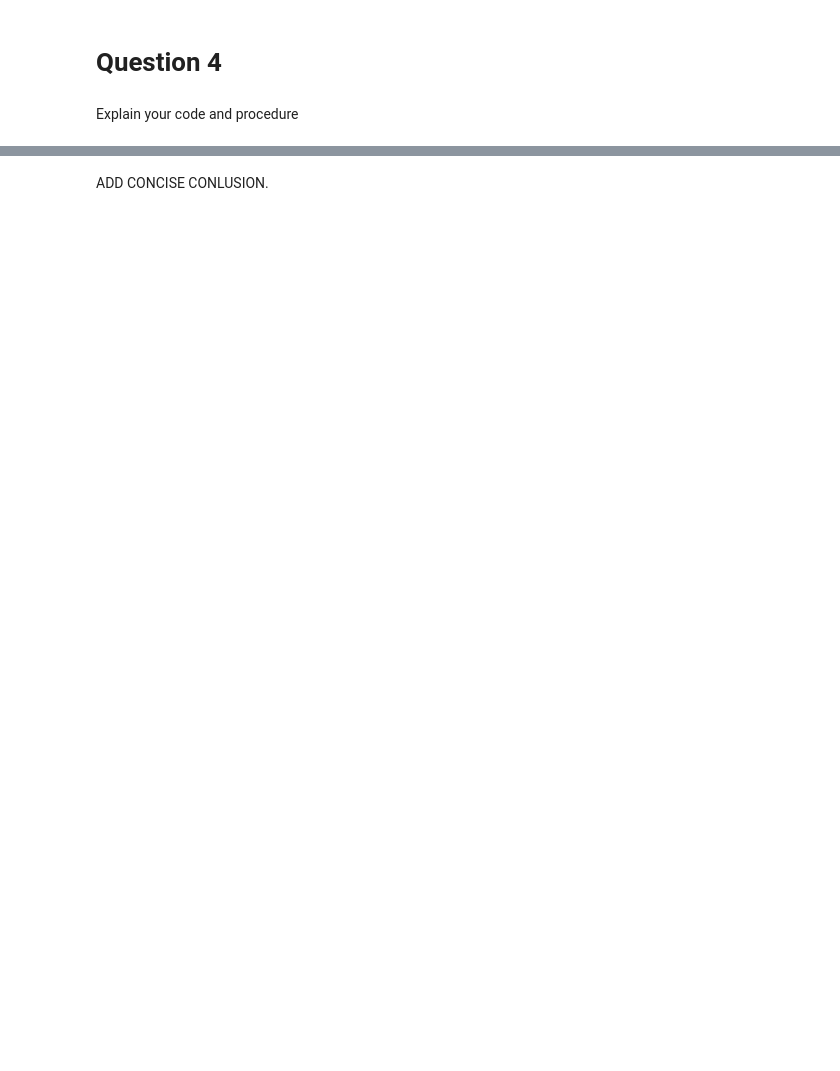
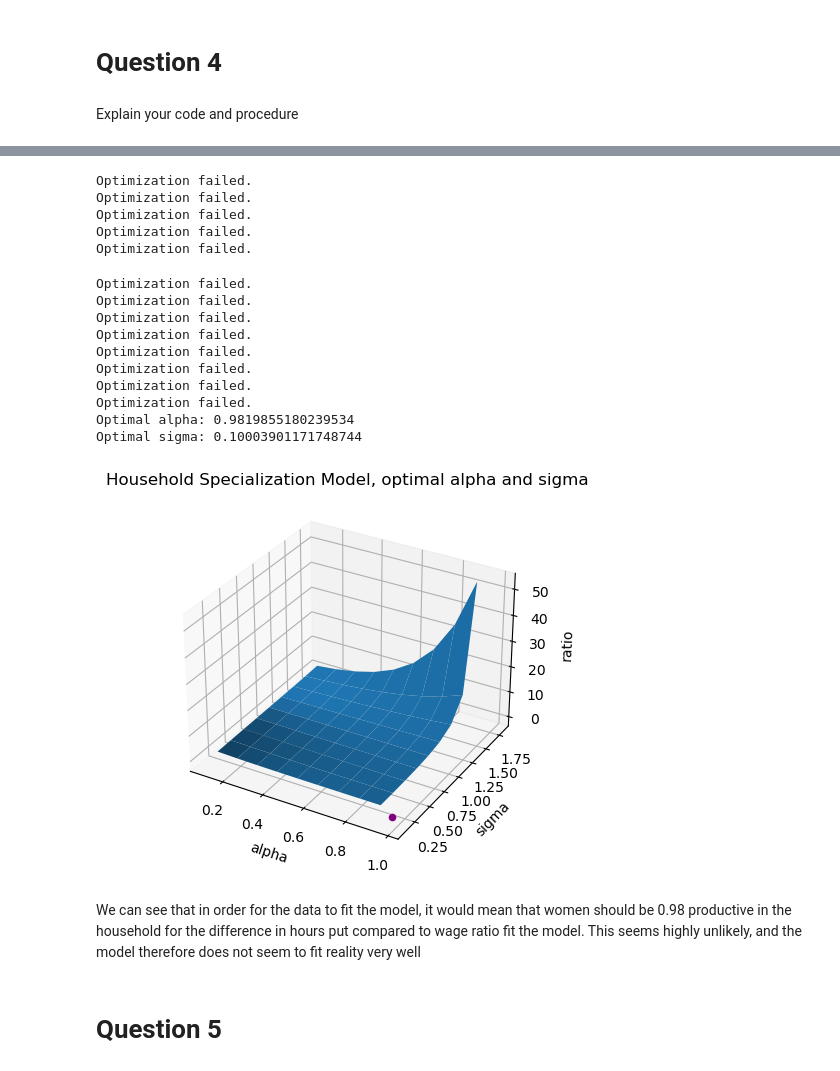
Before and after one commit to NumEconCopenhagen/projects-2023-kernen-af-kulten, a Jupyter notebook: inauguralproject/inauguralproject.ipynb, the cells around one changed output, grey strips where cells are left out. Saved outputs shown, nothing was run; the diff lists cells and outputs as text; code cells hidden in the pictures; blank space fills up the shorter version.

```diff
--- a/inauguralproject/inauguralproject.ipynb
+++ b/inauguralproject/inauguralproject.ipynb
@@ -346,2 +223,69 @@ TypeError: 'NoneType' object is not subscriptable
-# %% [markdown]
-ADD CONCISE CONLUSION.
+# %%
+#resets parameters
+hm.par.alpha=0.5
+hm.par.sigma=1
+hm.par.wF=1
+hm.estimate()
+alphaoptimum = hm.par.alpha
+sigmaoptimum = hm.par.sigma
+
+# V2 af løsningen til spg 1
+hm = HouseholdSpecializationModelClass() #gives HouseholdSpecializationModelClass a shorter name to call
+#Creates vectors for the three cases for each variable:
+alpha_vec= [0.1,0.2,0.3,0.4,0.5,0.6,0.7,0.8,0.9]
+sigma_vec = [0.2,0.4,0.6,0.8,1.0,1.2,1.4,1.6,1.8]
+
+#TABEL LØSNING
+#Creates a table with the result:
+
+#3D GRAF LØSNING
+import numpy as np
+import matplotlib.pyplot as plt
+from mpl_toolkits.mplot3d import Axes3D
+
+
+data = []
+for i, alpha in enumerate(alpha_vec):
+    row = []
+    for j, sigma in enumerate(sigma_vec):
+        hm.par.alpha = alpha
+        hm.par.sigma = sigma
+        ratio = hm.solve().ratio
+        row.append(ratio)
+    data.append(row)
+
+alpha_grid, sigma_grid = np.meshgrid(alpha_vec, sigma_vec)
+ratio_grid = np.array(data)
+
+fig = plt.figure()
+ax = fig.add_subplot(111, projection='3d')
+ax.plot_surface(alpha_grid, sigma_grid, ratio_grid)
+ax.scatter(alphaoptimum, sigmaoptimum, 0, c="purple")
+ax.set_xlabel('alpha')
+ax.set_ylabel('sigma')
+ax.set_xticks = alpha_vec
+ax.set_yticks = sigma_vec
+ax.set_zlabel('ratio')
+ax.set_title('Household Specialization Model, optimal alpha and sigma')
+plt.show()
+# %% [output]
+Optimization failed.
+Optimization failed.
+Optimization failed.
+Optimization failed.
+Optimization failed.
+Optimization failed.
+Optimization failed.
+Optimization failed.
+Optimization failed.
+Optimization failed.
+Optimization failed.
+Optimization failed.
+Optimization failed.
+Optimal alpha: 0.9819855180239534
+Optimal sigma: 0.10003901171748744
+[figure, added]
+# %% [markdown]
+We can see that in order for the data to fit the model, it would mean that women should be 0.98 productive in the household for the difference in hours put compared to wage ratio fit the model. This seems highly unlikely, and the model therefore does not seem to fit reality very well
+# %% [markdown]
+# Question 5
```
Also changed, not shown: parts of 12 cells of this notebook, 1 other file.
